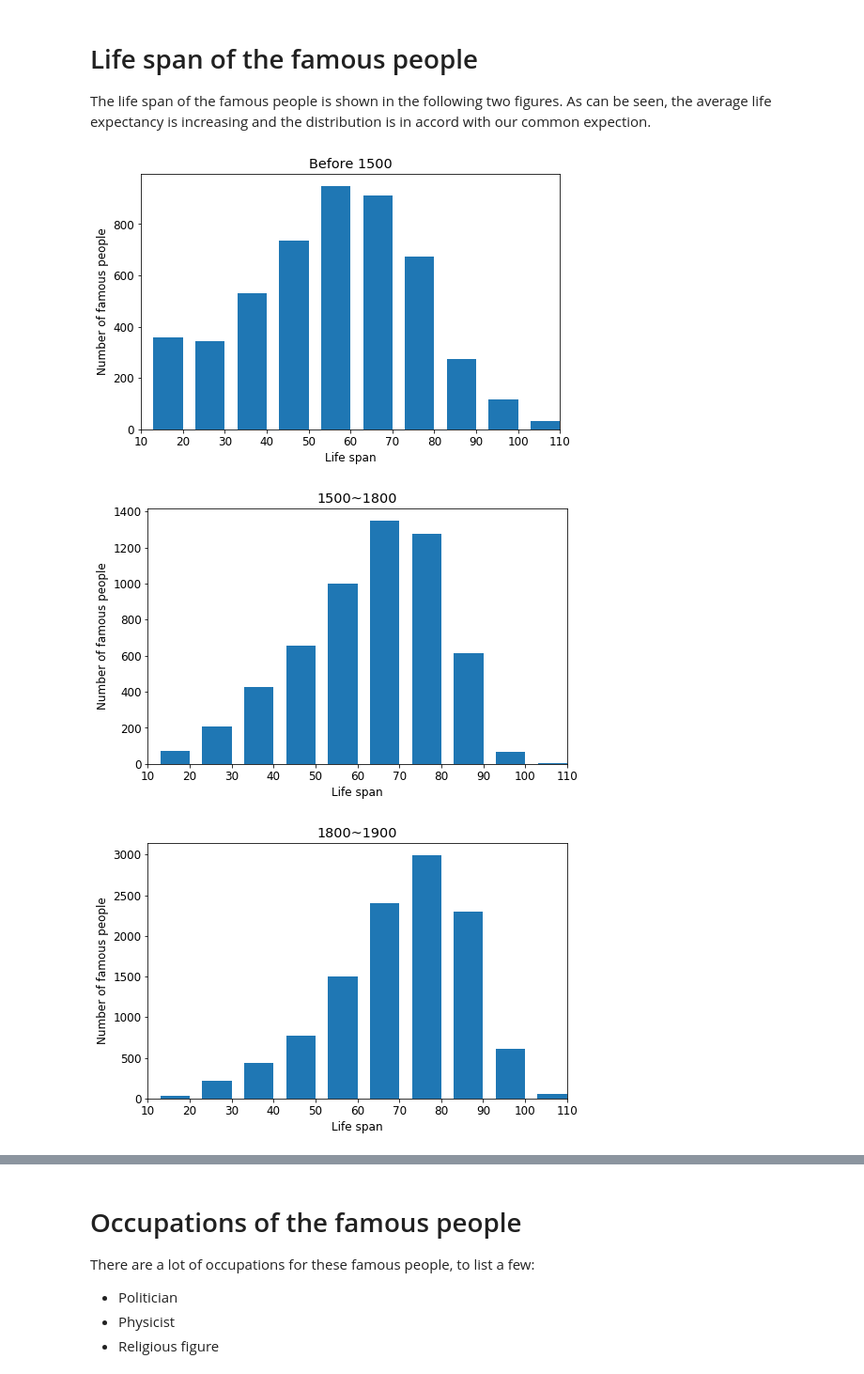
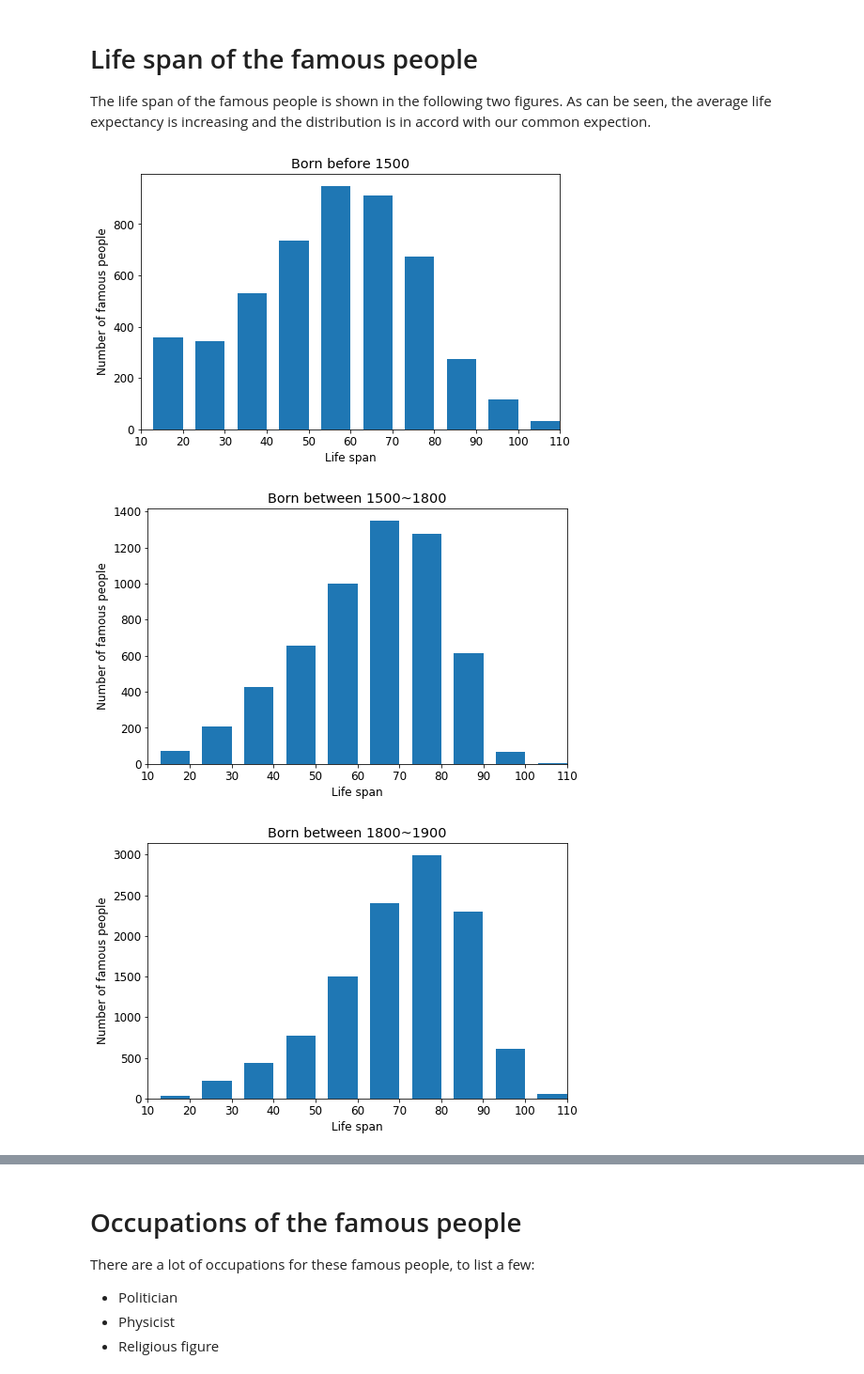
Before and after one commit to TzekuiRayHO/bee2041_p4, a Jupyter notebook: p4_mini_project.ipynb, the cells around one changed output, grey strips where cells are left out. Shown: that part at 94% size. Cells and saved outputs as stored; diff of their text form; code cells hidden in the pictures.

```diff
--- a/p4_mini_project.ipynb
+++ b/p4_mini_project.ipynb
@@ -157,7 +158,7 @@ plt.figure(figsize=(8,5))
 plt.bar(life_ex, life_y, align='edge', width=-7)
 plt.xlim(10,110)
 plt.xticks([10,20,30,40,50,60,70,80,90,100,110])
-plt.title('Before 1500')
+plt.title('Born before 1500')
 plt.ylabel('Number of famous people')
 plt.xlabel('Life span')
 plt.show()
@@ -176,7 +177,7 @@ plt.figure(figsize=(8,5))
 plt.bar(life_ex, life_y, align='edge', width=-7)
 plt.xlim(10,110)
 plt.xticks([10,20,30,40,50,60,70,80,90,100,110])
-plt.title('1500~1800')
+plt.title('Born between 1500~1800')
 plt.ylabel('Number of famous people')
 plt.xlabel('Life span')
 plt.show()
@@ -189,35 +190,35 @@ for i in df1.index:
     tmp = df1.loc[i, 'deathyear'] - df1.loc[i, 'birthyear']
     for j,le in enumerate(life_ex):
         if le >= tmp:
             life_y[j] += 1
             break
 plt.figure(figsize=(8,5))
 plt.bar(life_ex, life_y, align='edge', width=-7)
 plt.xlim(10,110)
 plt.xticks([10,20,30,40,50,60,70,80,90,100,110])
-plt.title('1800~1900')
+plt.title('Born between 1800~1900')
 plt.ylabel('Number of famous people')
 plt.xlabel('Life span')
 plt.show()
 
 df1 = df[df['birthyear'] > 1900].copy()
 life_ex = [20,30,40,50,60,70,80,90,100,110,120]
 life_y = [0 for x in life_ex]
 for i in df1.index:
     tmp = df1.loc[i, 'deathyear'] - df1.loc[i, 'birthyear']
     for j,le in enumerate(life_ex):
         if le >= tmp:
             life_y[j] += 1
             break
 plt.figure(figsize=(8,5))
 plt.bar(life_ex, life_y, align='edge', width=-7)
 plt.xlim(10,110)
 plt.xticks([10,20,30,40,50,60,70,80,90,100,110])
-plt.title('After 1900')
+plt.title('Born after 1900')
 plt.ylabel('Number of famous people')
 plt.xlabel('Life span')
 plt.show()
 # %% [output]
-[figure, old version]
+[figure, new version]
-[figure, old version]
+[figure, new version]
-[figure, old version]
+[figure, new version]
```
Also changed, not shown: parts of 3 cells of this notebook.
